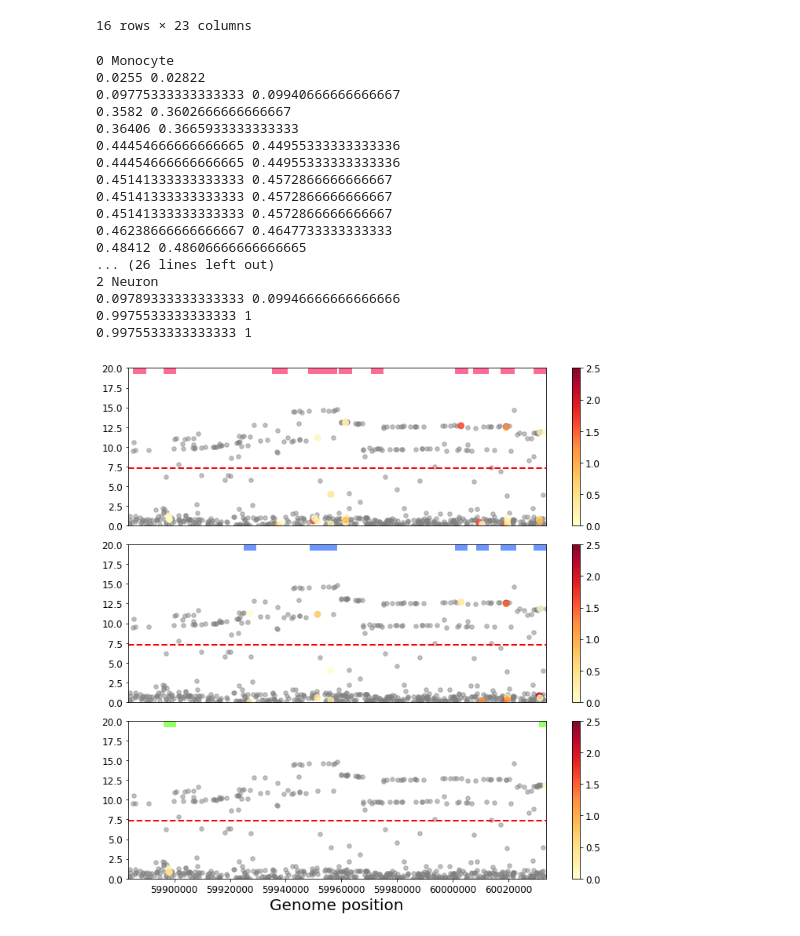
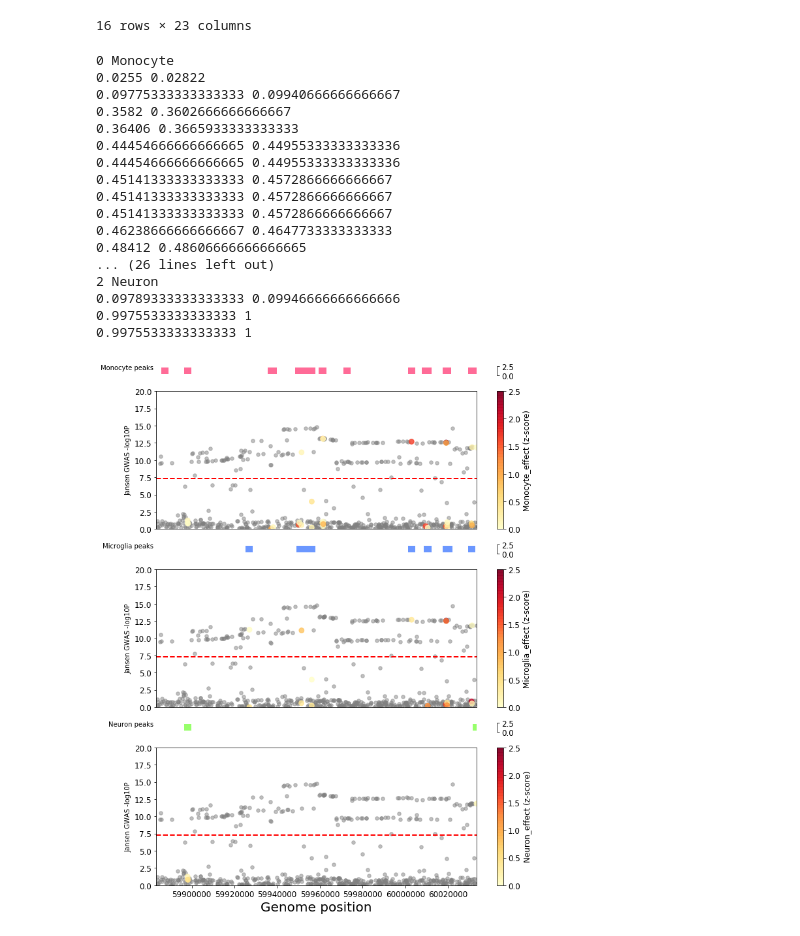
Before and after one commit to pfenninglab/ad_variants, a Jupyter notebook: score_different_regions_and_plot.ipynb, the cells around one changed output. Saved outputs shown, nothing was run; the diff lists cells and outputs as text; code cells hidden in the pictures.

Commit message:
fixed peaks plotting

```diff
--- a/score_different_regions_and_plot.ipynb
+++ b/score_different_regions_and_plot.ipynb
@@ -138,8 +144,7 @@ snp_info.loc[snp_info["Microglia_intersecting"]==True]
 | 614 | chr11 | 60031269 | 60031270 | rs7128450 | G | C | 1.340996e-12 | -7.090013 | True | ... |
 16 rows × 23 columns
 # %%
-fig,axs = plt.subplots(3,1, figsize=(10,10))
-fig.subplots_adjust(hspace=0)
+fig,axs = plt.subplots(6,1, figsize=(10,12), gridspec_kw={'height_ratios': [1,15,1,15,1,15]})
 
 
 for i,key in enumerate(peaksIntersectingRegion):
@@ -152,19 +157,24 @@ for i,key in enumerate(peaksIntersectingRegion):
         plot_start = max(plot_start,0)
         plot_end = min(plot_end,1)
         print(plot_start, plot_end)
-        axs[i].axhline(y=20,xmin=plot_start,xmax=plot_end, lw=15, c=colorsDict[key])
-
+        axs[2*i].axhline(y=20,xmin=plot_start,xmax=plot_end, lw=10, c=colorsDict[key])
+        axs[2*i].set_yticks([])
+        axs[2*i].set_ylabel(key+" peaks", rotation='horizontal', horizontalalignment='right')
+        axs[2*i].spines['top'].set_visible(False)
+        axs[2*i].spines['right'].set_visible(False)
+        axs[2*i].spines['bottom'].set_visible(False)
+        axs[2*i].spines['left'].set_visible(False)
 
     snp_info_na_snps = snp_info.loc[snp_info[key+"_intersecting"]==False]
     snp_info_scored_snps = snp_info.loc[snp_info[key+"_intersecting"]==True]
 
-    im = axs[i].scatter(snp_info_na_snps["END"],
+    im = axs[2*i+1].scatter(snp_info_na_snps["END"],
                     -np.log10(snp_info_na_snps["P"]),
                     c='gray',
                     alpha=0.5,
                     s=30,
                     rasterized=True)
-    im = axs[i].scatter(snp_info_scored_snps["END"],
+    im = axs[2*i+1].scatter(snp_info_scored_snps["END"],
                     -np.log10(snp_info_scored_snps["P"]),
                     c=np.absolute(snp_info_scored_snps[key+"_effect_score_normed"]),
                     cmap="YlOrRd",
@@ -174,42 +184,47 @@ for i,key in enumerate(peaksIntersectingRegion):
                     s=60,
                     rasterized=True)
 
-    axs[i].tick_params(axis='both', which='major', labelsize=12)
-    axs[i].axhline(y=-np.log10(5e-8), linestyle='--', c='red', linewidth=2)
-    axs[i].set_ylim([0,20])
-    axs[i].set_xlim([region_start, region_end])
-    axs[i].set_ylabel = key
-    cb = fig.colorbar(im,ax=axs[i])
+    axs[2*i+1].tick_params(axis='both', which='major', labelsize=12)
+    axs[2*i+1].axhline(y=-np.log10(5e-8), linestyle='--', c='red', linewidth=2)
+    axs[2*i+1].set_ylim([0,20])
+    axs[2*i+1].set_xlim([region_start, region_end])
+    axs[2*i+1].set_ylabel("Jansen GWAS -log10P")
+    cb = fig.colorbar(im,ax=axs[2*i+1], orientation='vertical')
+    cb.ax.tick_params(labelsize=12)
+    cb.set_label(key+"_effect (z-score)", fontsize=12)
+
+
+    cb = fig.colorbar(im,ax=axs[2*i], orientation='vertical')
     cb.ax.tick_params(labelsize=12)
 
 
 for i in range(len(axs)-1):
     axs[i].set_xticks([])
 axs[len(axs)-1].set_xlabel("Genome position",size=20)
 axs[len(axs)-1].ticklabel_format(style='plain', useOffset=False)
 
 
 plt.tight_layout()
 plt.show()
 # %% [output]
 0 Monocyte
 0.0255 0.02822
 0.09775333333333333 0.09940666666666667
 0.3582 0.3602666666666667
 0.36406 0.3665933333333333
 0.44454666666666665 0.44955333333333336
 0.44454666666666665 0.44955333333333336
 0.45141333333333333 0.4572866666666667
 0.45141333333333333 0.4572866666666667
 0.45141333333333333 0.4572866666666667
 0.46238666666666667 0.4647733333333333
 0.48412 0.48606666666666665
 ... (26 lines left out)
 2 Neuron
 0.09789333333333333 0.09946666666666666
 0.9975533333333333 1
 0.9975533333333333 1
-[figure, old version]
+[figure, new version]
 # %%
 #rs636317
 #rs76726049
```
Also changed, not shown: parts of 2 cells of this notebook.
